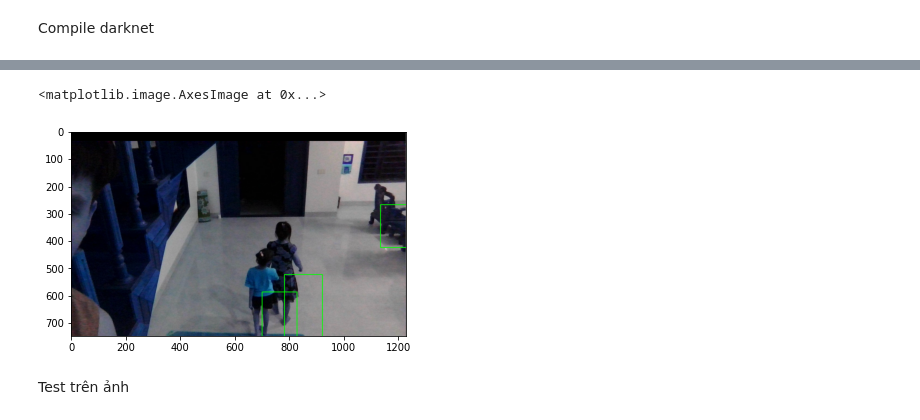
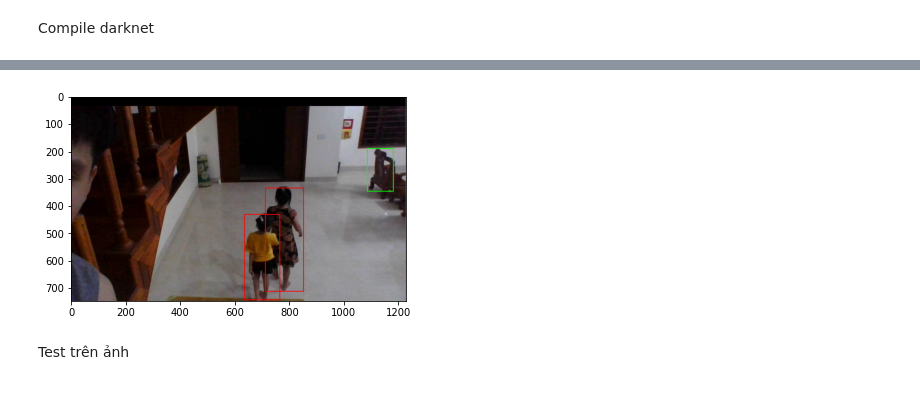
Before and after one commit to lephuocdat2000/Advanced-CV, a Jupyter notebook: FinalProject.ipynb, the cells around one changed output, grey strips where cells are left out. Drawn from its saved outputs; the diff is of its cells as text; code cells hidden in the pictures.

```diff
--- a/FinalProject.ipynb
+++ b/FinalProject.ipynb
@@ -190,43 +161,39 @@ from darknet import *
 network, class_names, class_colors = load_network_1("cfg/yolov4.cfg", "cfg/coco.data", "yolov4.weights")
 width = network_width(network)
 height = network_height(network)
+# %%
+# Get transformation matrix
+A = [390,220]
+B = [840,220]
+C = [10,450]
+D = [900,450]
+distance_minimum = 2.0
+real_width,real_height = 7.5,8.0
+pixel_width,pixel_height = B[0] - A[0], C[1]-A[1]
+M = MatrixCreation(A,B,C,D)
 # %%
 image = cv2.imread("/content/drive/MyDrive/Advanced-CV/193593992_323953159303430_8126787994321005785_n.png")
 boxes = darknet_helper(image, width, height)
-for (xmin,ymin,xmax,ymax) in boxes:
-   cv2.rectangle(image,(int(xmin),int(ymin)),(int(xmin+xmax),int(ymin+ymax)),(0,255,0),2)
-plt.imshow(image)
-# ## Get transformation matrix
-# A = [390,220]
-# B = [840,220]
-# C = [10,450]
-# D = [900,450]
-# distance_minimum = 2.0
-# real_width,real_height = 7.5,8.0
-# pixel_width,pixel_height = B[0] - A[0], C[1]-A[1]
-# M = MatrixCreation(A,B,C,D)
-
-# print(boxes)
-# transformed_points = Points_Transformation(boxes)
-# if len(boxes) > 1:
-#                 image_rect = image.copy()
-#                 list_indexes = list(itertools.combinations(range(len(transformed_points)), 2))
-#                 x_y_ = []
-#                 for i,pair in enumerate(itertools.combinations(transformed_points, r=2)):
-#                      if np.sqrt( (pair[0][0] - pair[1][0])**2 + (pair[0][1] - pair[1][1])**2 ) < int(distance_minimum):
-#                      #change color top view
-#                          index_pt1 = list_indexes[i][0]
-#                          index_pt2 = list_indexes[i][1]
-#                      #change color original frame
-#                          DrawnRectangel(boxes,image_rect,index_pt1,(0,0,255))
-#                          DrawnRectangel(boxes,image_rect,index_pt2,(0,0,255))
-#                          x_y_.append(index_pt1)
-#                          x_y_.append(index_pt2)
-#                 diff = np.setdiff1d(list(range(0,len(boxes))),np.unique(x_y_))
-#                 for i in diff: DrawnRectangel(boxes,image_rect,i,(0,255,0))
-# elif len(boxes)==1:
-#                  image_rect = frame.copy()
-#                  DrawnRectangel(boxes,image_rect,0,(0,255,0))
-# plt.imshow(image_rect)
-# plt.show()
+transformed_points = Points_Transformation(boxes)
+if len(boxes) > 1:
+    image_rect = image.copy()
+    list_indexes = list(itertools.combinations(range(len(transformed_points)), 2))
+    x_y_ = []
+    for i,pair in enumerate(itertools.combinations(transformed_points, r=2)):
+      if np.sqrt( ((pair[0][0] - pair[1][0])*real_width/pixel_width)**2 + ((pair[0][1] - pair[1][1])*real_height/pixel_height)**2  ) < int(distance_minimum):
+      #change color top view
+         index_pt1 = list_indexes[i][0]
+         index_pt2 = list_indexes[i][1]
+      #change color original frame
+         DrawnRectangel(boxes,image_rect,index_pt1,(0,0,255))
+         DrawnRectangel(boxes,image_rect,index_pt2,(0,0,255))
+         x_y_.append(index_pt1)
+         x_y_.append(index_pt2)
+         diff = np.setdiff1d(list(range(0,len(boxes))),np.unique(x_y_))
+         for i in diff: DrawnRectangel(boxes,image_rect,i,(0,255,0))
+elif len(boxes)==1:
+    image_rect = image.copy()
+    DrawnRectangel(boxes,image_rect,0,(0,255,0))
+plt.imshow(cv2.cvtColor(image_rect,cv2.COLOR_BGR2RGB))
+plt.show()
 # %% [output]
@@ -236,2 +207 @@ plt.imshow(image)
-<matplotlib.image.AxesImage at 0x...>
-[figure, old version]
+[figure, new version]
```
Also changed, not shown: parts of 9 cells of this notebook.
